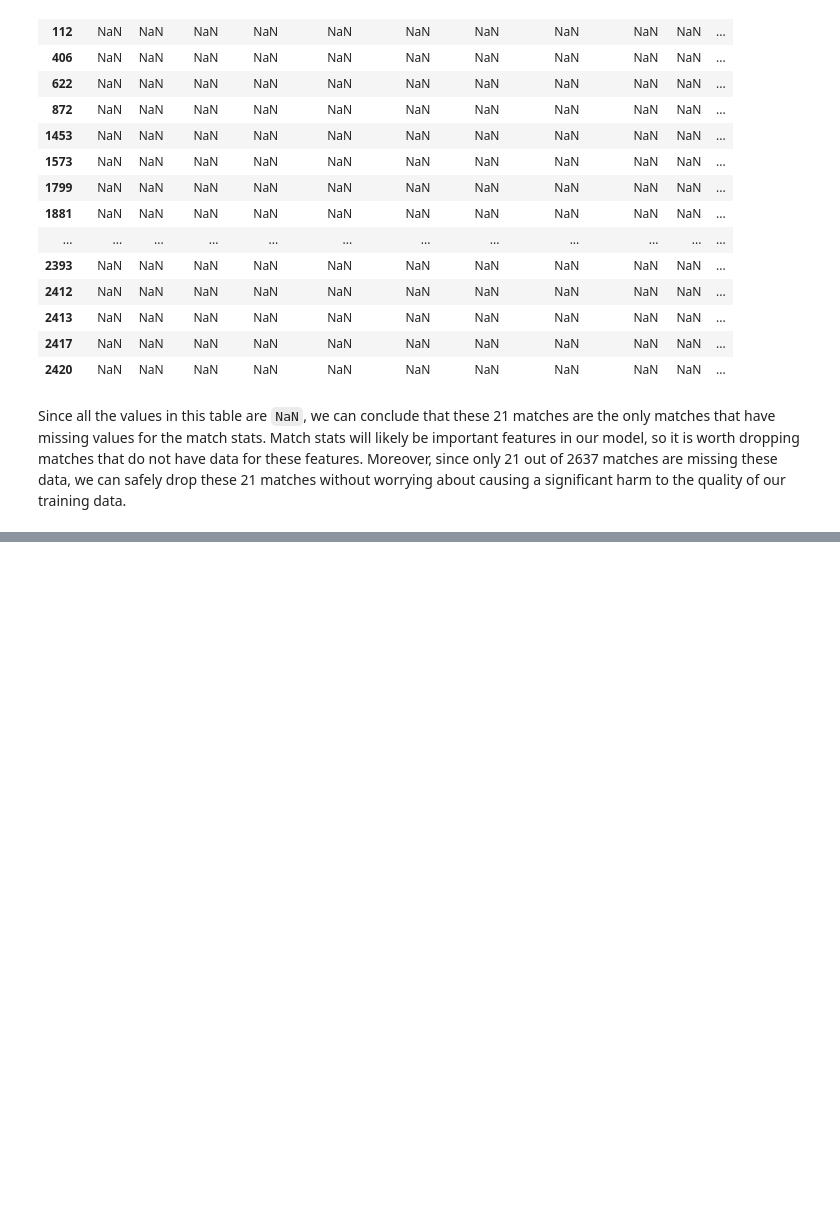
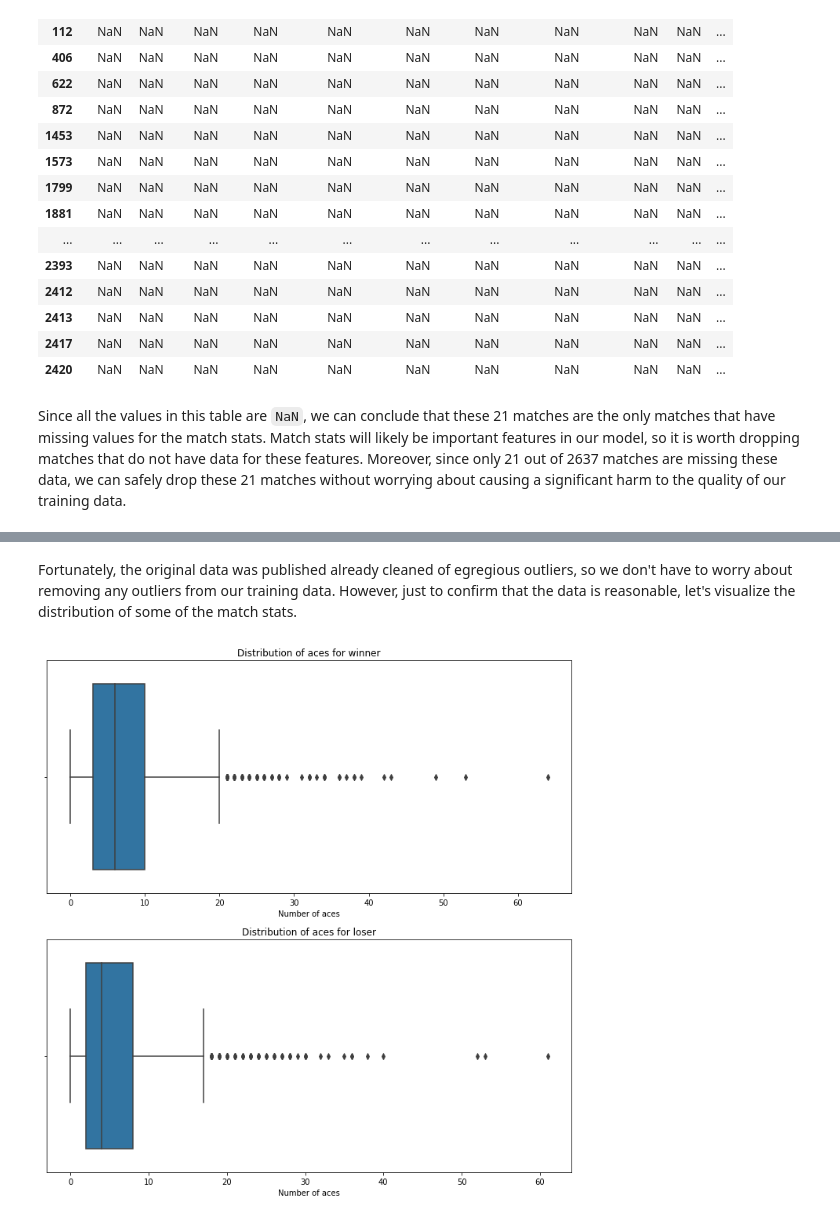
Before and after one commit to rkunani/GameSetMatch, a Jupyter notebook: data-cleaning.ipynb, the cells around one changed output, grey strips where cells are left out. Cells and saved outputs as stored; diff of their text form; code cells hidden in the pictures; blank space fills up the shorter version.

Commit message:
Handle outliers in the match data

```diff
--- a/data-cleaning.ipynb
+++ b/data-cleaning.ipynb
@@ -171,0 +191,18 @@ match_data_2018_df= match_data_2018_df.drop(missing_match_stats.index, axis=0)
+# %% [markdown]
+Fortunately, the original data was published already cleaned of egregious outliers, so we don't have to worry about removing any outliers from our training data. However, just to confirm that the data is reasonable, let's visualize the distribution of some of the match stats.
+# %%
+def plot_dist(winner_col_name, loser_col_name, match_stat_name):
+    fig, axes = plt.subplots(2, 1, figsize=(12, 12))
+    ax0, ax1 = axes[0], axes[1]
+    plt.subplots_adjust(wspace=0.3)
+    sns.boxplot(match_data_2018_df[winner_col_name], orient='h', ax=ax0)
+    sns.boxplot(match_data_2018_df[loser_col_name], orient='h', ax=ax1)
+    ax0.set_title(f"Distribution of {match_stat_name} for winner")
+    ax1.set_title(f"Distribution of {match_stat_name} for loser")
+    ax0.set_xlabel(f"Number of {match_stat_name}")
+    ax1.set_xlabel(f"Number of {match_stat_name}")
+# %%
+# Plot the distribution of aces
+plot_dist('w_ace', 'l_ace', 'aces')
+# %% [output]
+[figure, added]
```
Also changed, not shown: parts of 9 cells of this notebook.
